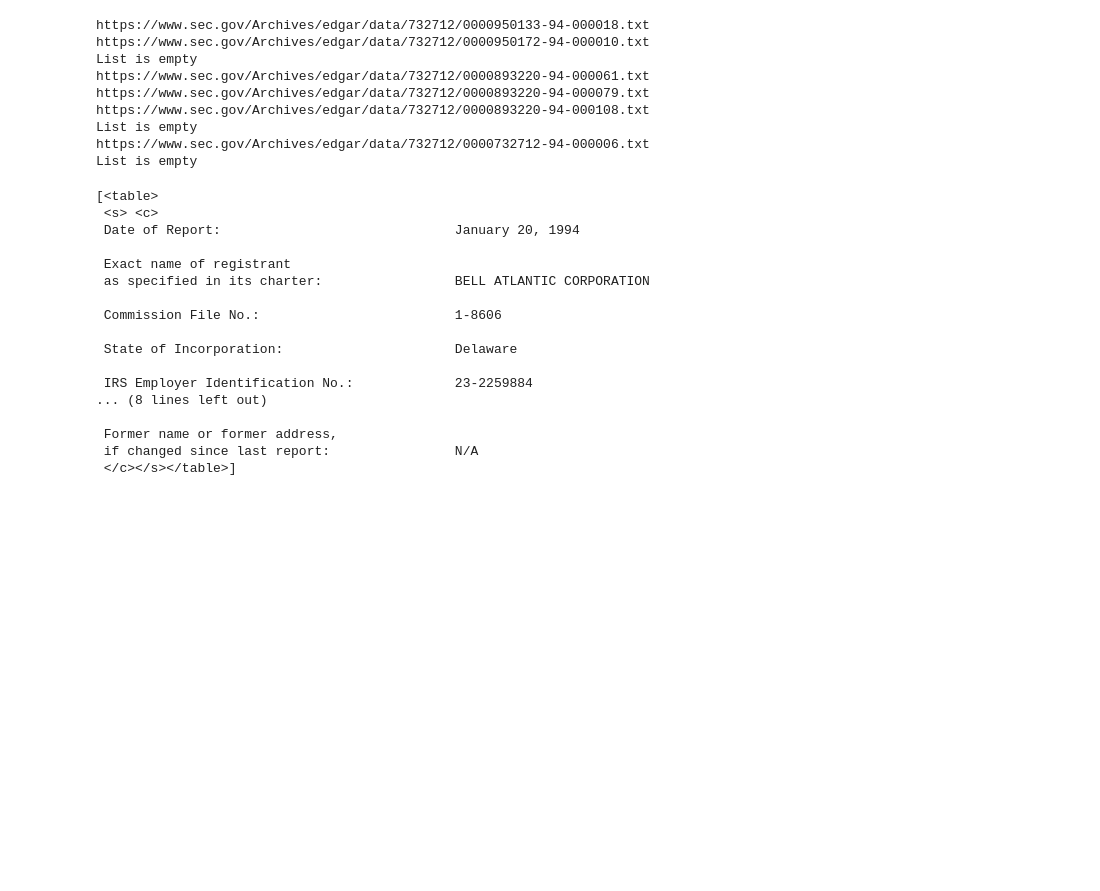
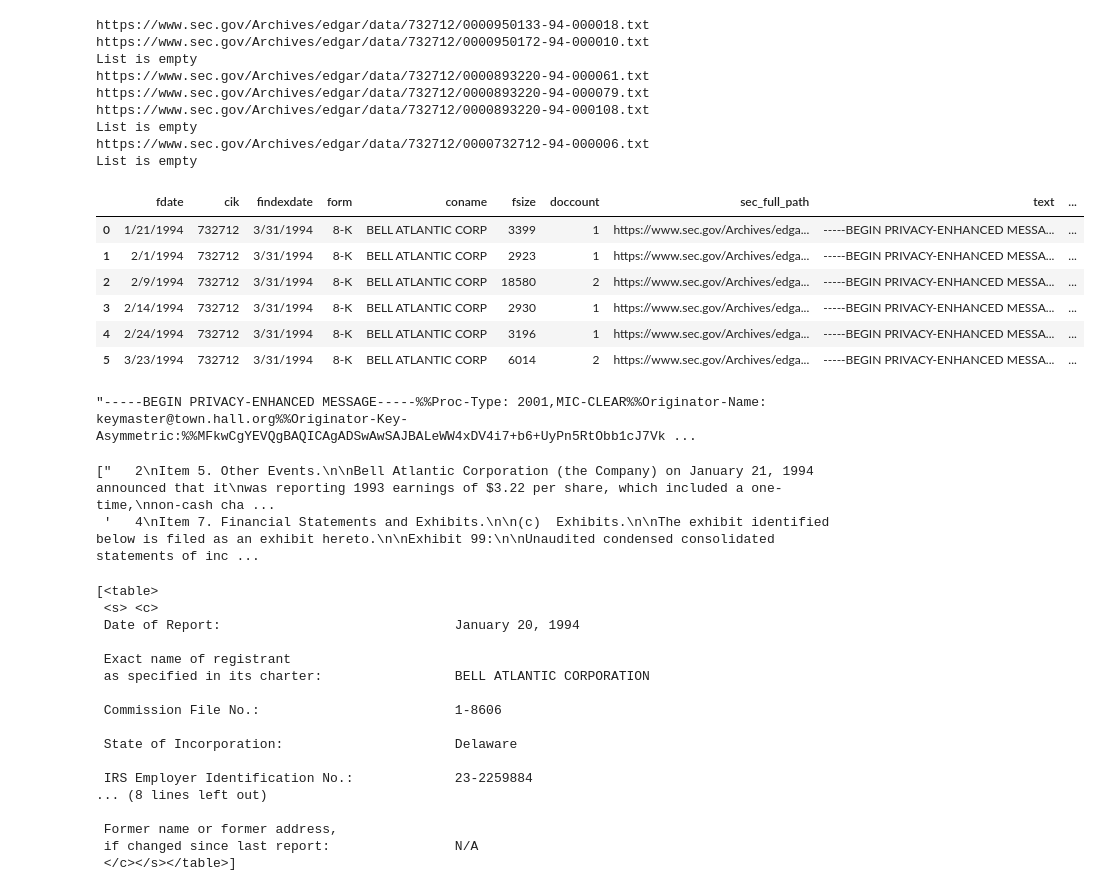
Before and after one commit to lihaoranharry/Capstone_Vanguard_NLP_Prediction, a Jupyter notebook: obtain_clean_and_extract_features_from_sec.ipynb, the cells around one changed output. Cells and saved outputs as stored; diff of their text form; code cells hidden in the pictures; blank space fills up the shorter version.

```diff
--- a/obtain_clean_and_extract_features_from_sec.ipynb
+++ b/obtain_clean_and_extract_features_from_sec.ipynb
@@ -150,6 +150,25 @@ https://www.sec.gov/Archives/edgar/data/732712/0000893220-94-000108.txt
 List is empty
 https://www.sec.gov/Archives/edgar/data/732712/0000732712-94-000006.txt
 List is empty
+# %%
+working_file
+# %% [output]
+|  | fdate | cik | findexdate | form | coname | fsize | doccount | sec_full_path | text | ... |
+| 0 | 1/21/1994 | 732712 | 3/31/1994 | 8-K | BELL ATLANTIC CORP | 3399 | 1 | https://www.sec.gov/Archives/edga... | -----BEGIN PRIVACY-ENHANCED MESSA... | ... |
+| 1 | 2/1/1994 | 732712 | 3/31/1994 | 8-K | BELL ATLANTIC CORP | 2923 | 1 | https://www.sec.gov/Archives/edga... | -----BEGIN PRIVACY-ENHANCED MESSA... | ... |
+| 2 | 2/9/1994 | 732712 | 3/31/1994 | 8-K | BELL ATLANTIC CORP | 18580 | 2 | https://www.sec.gov/Archives/edga... | -----BEGIN PRIVACY-ENHANCED MESSA... | ... |
+| 3 | 2/14/1994 | 732712 | 3/31/1994 | 8-K | BELL ATLANTIC CORP | 2930 | 1 | https://www.sec.gov/Archives/edga... | -----BEGIN PRIVACY-ENHANCED MESSA... | ... |
+| 4 | 2/24/1994 | 732712 | 3/31/1994 | 8-K | BELL ATLANTIC CORP | 3196 | 1 | https://www.sec.gov/Archives/edga... | -----BEGIN PRIVACY-ENHANCED MESSA... | ... |
+| 5 | 3/23/1994 | 732712 | 3/31/1994 | 8-K | BELL ATLANTIC CORP | 6014 | 2 | https://www.sec.gov/Archives/edga... | -----BEGIN PRIVACY-ENHANCED MESSA... | ... |
+# %%
+working_file['cleaned_text'][2].split('%%')
+# %% [output]
+"-----BEGIN PRIVACY-ENHANCED MESSAGE-----%%Proc-Type: 2001,MIC-CLEAR%%Originator-Name: keymaster@town.hall.org%%Originator-Key-Asymmetric:%%MFkwCgYEVQgBAQICAgADSwAwSAJBALeWW4xDV4i7+b6+UyPn5RtObb1cJ7Vk ...
+# %%
+working_file['Item_text'][2]
+# %% [output]
+["   2\nItem 5. Other Events.\n\nBell Atlantic Corporation (the Company) on January 21, 1994 announced that it\nwas reporting 1993 earnings of $3.22 per share, which included a one-time,\nnon-cash cha ...
+ '   4\nItem 7. Financial Statements and Exhibits.\n\n(c)  Exhibits.\n\nThe exhibit identified below is filed as an exhibit hereto.\n\nExhibit 99:\n\nUnaudited condensed consolidated statements of inc ...
 # %%
 working_file['raw_table'][0]
 # %% [output]
```
Also changed, not shown: parts of 1 cell of this notebook.
